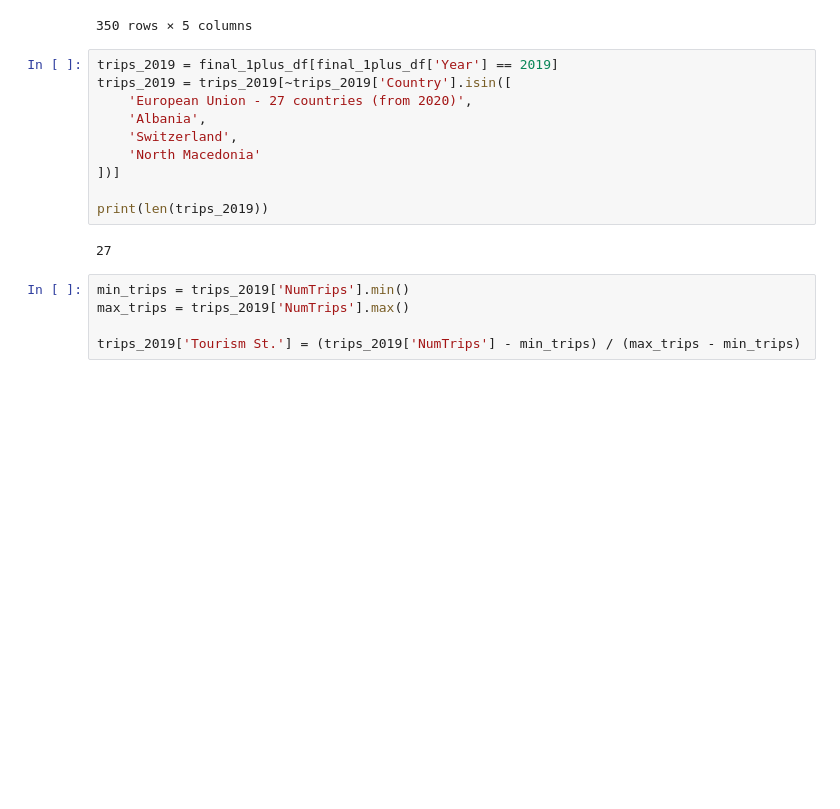
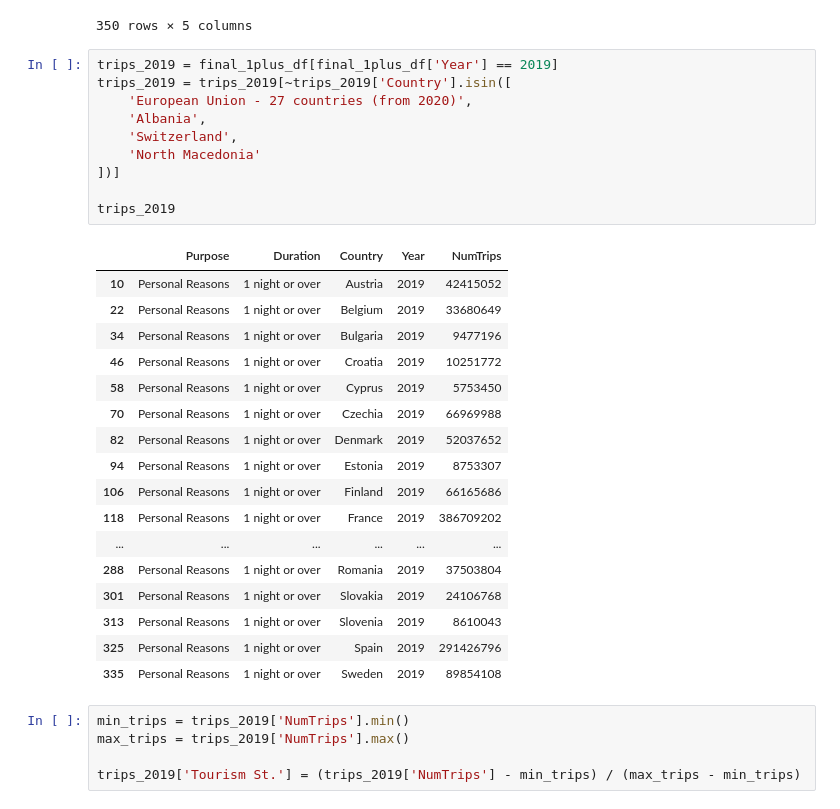
Before and after one commit to swbehan/RoadQualityWork, a Jupyter notebook: datasets/preprocessed-datasets/recommender_model.ipynb, the cells around one changed output. Drawn from its saved outputs; the diff is of its cells as text; blank space fills up the shorter version.

```diff
--- a/datasets/preprocessed-datasets/recommender_model.ipynb
+++ b/datasets/preprocessed-datasets/recommender_model.ipynb
@@ -79,15 +79,31 @@ final_1plus_df
 # %%
 trips_2019 = final_1plus_df[final_1plus_df['Year'] == 2019]
 trips_2019 = trips_2019[~trips_2019['Country'].isin([
     'European Union - 27 countries (from 2020)',
     'Albania',
     'Switzerland',
     'North Macedonia'
 ])]
 
-print(len(trips_2019))
+trips_2019
 # %% [output]
-27
+|  | Purpose | Duration | Country | Year | NumTrips |
+| 10 | Personal Reasons | 1 night or over | Austria | 2019 | 42415052 |
+| 22 | Personal Reasons | 1 night or over | Belgium | 2019 | 33680649 |
+| 34 | Personal Reasons | 1 night or over | Bulgaria | 2019 | 9477196 |
+| 46 | Personal Reasons | 1 night or over | Croatia | 2019 | 10251772 |
+| 58 | Personal Reasons | 1 night or over | Cyprus | 2019 | 5753450 |
+| 70 | Personal Reasons | 1 night or over | Czechia | 2019 | 66969988 |
+| 82 | Personal Reasons | 1 night or over | Denmark | 2019 | 52037652 |
+| 94 | Personal Reasons | 1 night or over | Estonia | 2019 | 8753307 |
+| 106 | Personal Reasons | 1 night or over | Finland | 2019 | 66165686 |
+| 118 | Personal Reasons | 1 night or over | France | 2019 | 386709202 |
+| ... | ... | ... | ... | ... | ... |
+| 288 | Personal Reasons | 1 night or over | Romania | 2019 | 37503804 |
+| 301 | Personal Reasons | 1 night or over | Slovakia | 2019 | 24106768 |
+| 313 | Personal Reasons | 1 night or over | Slovenia | 2019 | 8610043 |
+| 325 | Personal Reasons | 1 night or over | Spain | 2019 | 291426796 |
+| 335 | Personal Reasons | 1 night or over | Sweden | 2019 | 89854108 |
 # %%
 min_trips = trips_2019['NumTrips'].min()
 max_trips = trips_2019['NumTrips'].max()
```
Also changed, not shown: 2 other files.
